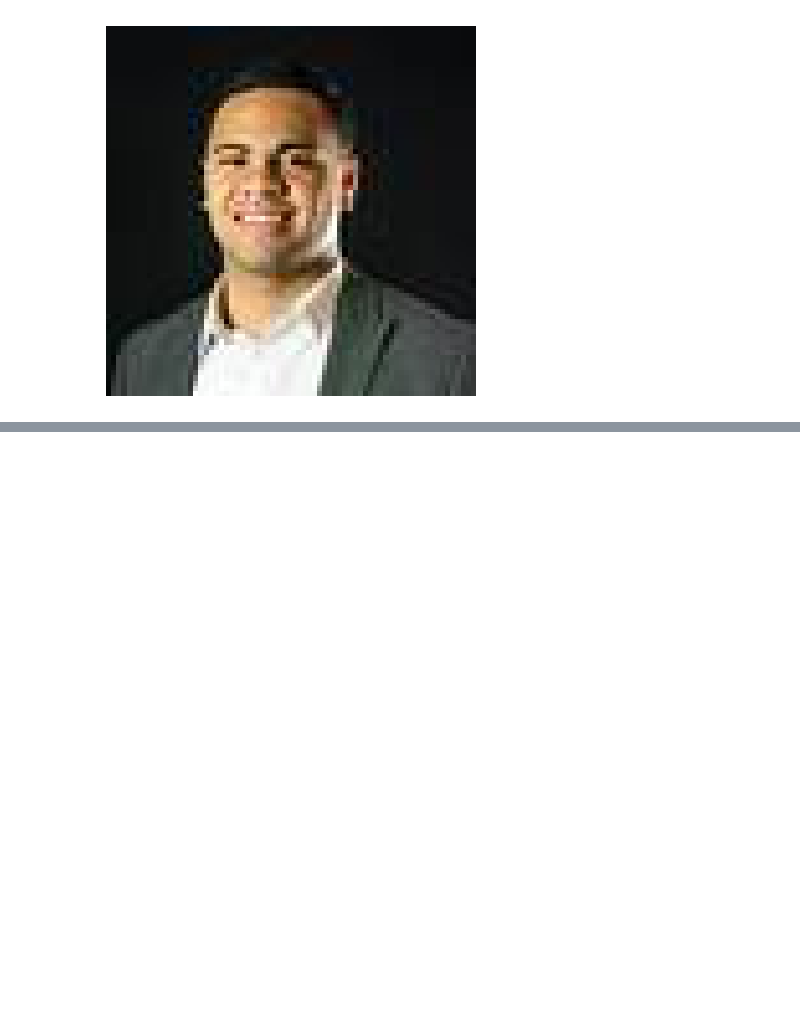
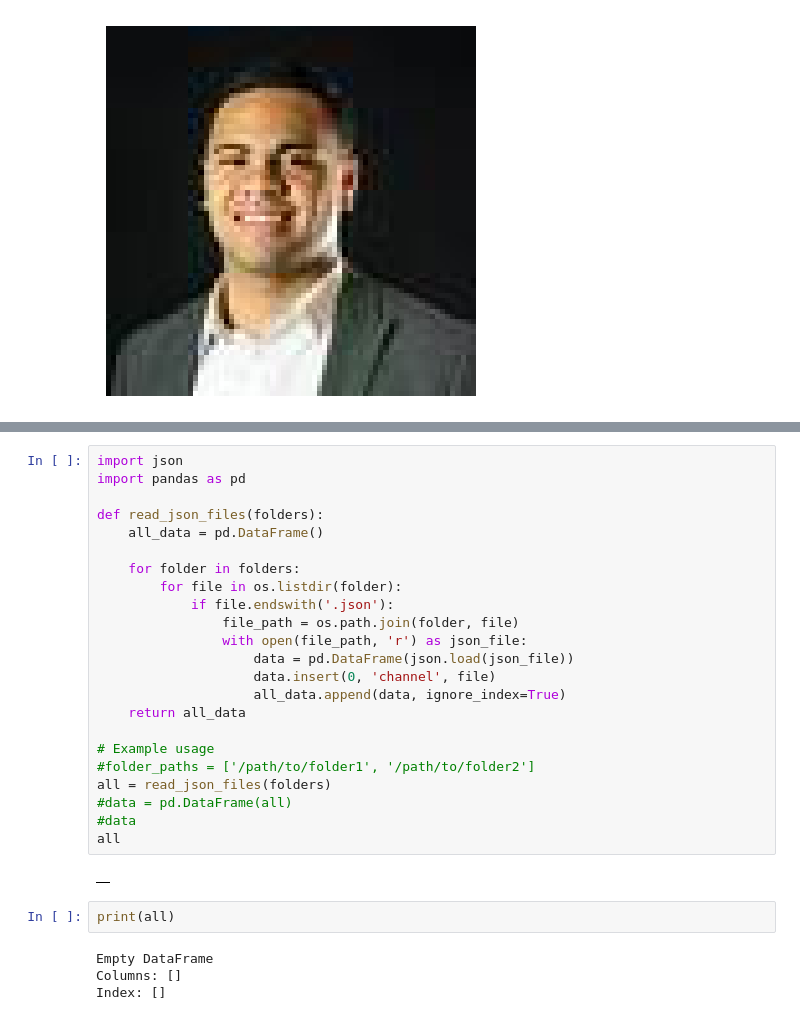
Before and after one commit to bwegr/stat386project, a Jupyter notebook: BlogPosts.ipynb, the cells around one changed output, grey strips where cells are left out. Drawn from its saved outputs; the diff is of its cells as text; blank space fills up the shorter version.

```diff
--- a/BlogPosts.ipynb
+++ b/BlogPosts.ipynb
@@ -25,0 +59,31 @@ else:
+# %%
+import json
+import pandas as pd
+
+def read_json_files(folders):
+    all_data = pd.DataFrame()
+
+    for folder in folders:
+        for file in os.listdir(folder):
+            if file.endswith('.json'):
+                file_path = os.path.join(folder, file)
+                with open(file_path, 'r') as json_file:
+                    data = pd.DataFrame(json.load(json_file))
+                    data.insert(0, 'channel', file)
+                    all_data.append(data, ignore_index=True)
+    return all_data
+
+# Example usage
+#folder_paths = ['/path/to/folder1', '/path/to/folder2']
+all = read_json_files(folders)
+#data = pd.DataFrame(all)
+#data
+all
+# %% [output]
+|  |
+# %%
+print(all)
+# %% [output]
+Empty DataFrame
+Columns: []
+Index: []
```
Also changed, not shown: parts of 7 cells of this notebook, 1 other file.
